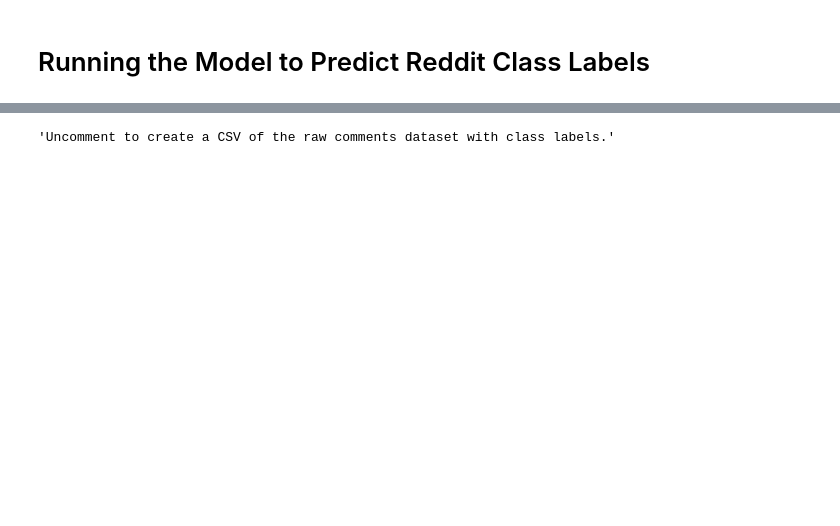
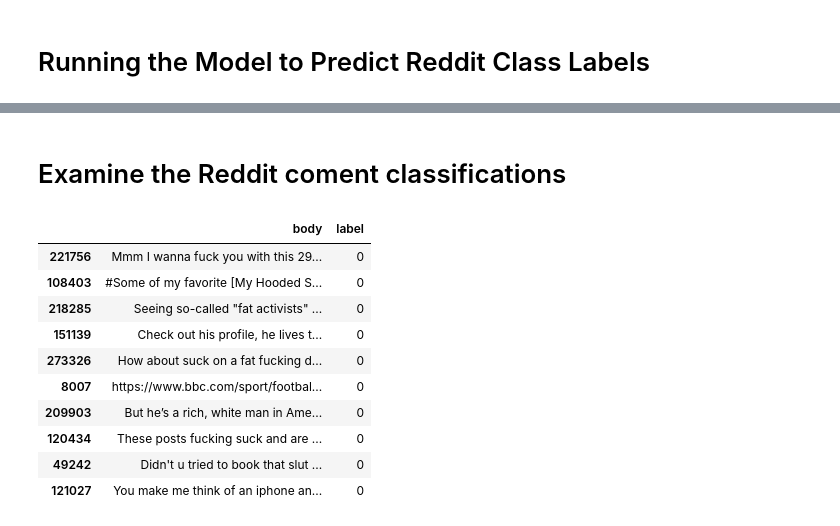
Before and after one commit to mrk-rebel/capstone, a Jupyter notebook: scripts and nbs/Reddit_Comments_Classifier.ipynb, the cells around one changed output, grey strips where cells are left out. Saved outputs shown, nothing was run; the diff lists cells and outputs as text; code cells hidden in the pictures; blank space fills up the shorter version.

```diff
--- a/scripts and nbs/Reddit_Comments_Classifier.ipynb
+++ b/scripts and nbs/Reddit_Comments_Classifier.ipynb
@@ -410,5 +535,5 @@ comments_df['label'].hist()
 # %%
 '''Uncomment to create a CSV of the raw comments dataset with class labels.'''
-# comments_df.to_csv('comments_df_labeled.csv')
+comments_df.to_csv('comments_df_labeled.csv')
-# %% [output]
-'Uncomment to create a CSV of the raw comments dataset with class labels.'
+# %% [markdown]
+# Examine the Reddit coment classifications
@@ -414,0 +542,18 @@ comments_df['label'].hist()
+# %%
+hate_class = comments_df[comments_df['label'] == 0]
+hate_comment = hate_class[['body', 'label']].sample(10)
+pd.set_option('display.max_colwidth', 100)
+hate_comment = hate_comment.style.set_properties(**{'text-align': 'left'})
+display(hate_comment)
+# %% [output]
+|  | body | label |
+| 221756 | Mmm I wanna fuck you with this 29... | 0 |
+| 108403 | #Some of my favorite [My Hooded S... | 0 |
+| 218285 | Seeing so-called "fat activists" ... | 0 |
+| 151139 | Check out his profile, he lives t... | 0 |
+| 273326 | How about suck on a fat fucking d... | 0 |
+| 8007 | https://www.bbc.com/sport/footbal... | 0 |
+| 209903 | But he’s a rich, white man in Ame... | 0 |
+| 120434 | These posts fucking suck and are ... | 0 |
+| 49242 | Didn't u tried to book that slut ... | 0 |
+| 121027 | You make me think of an iphone an... | 0 |
```
Also changed, not shown: parts of 33 cells of this notebook.
